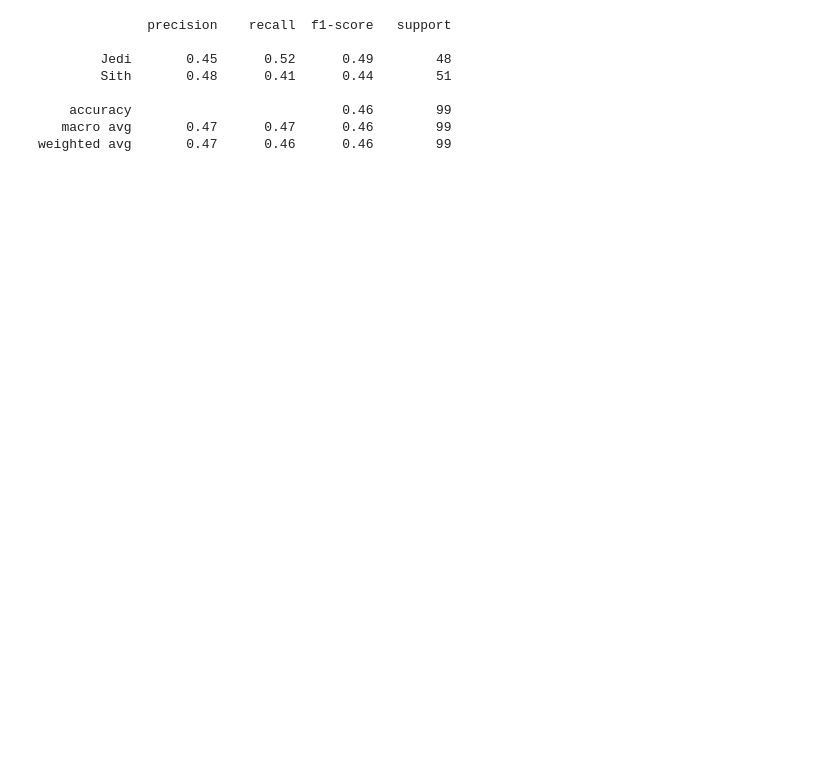
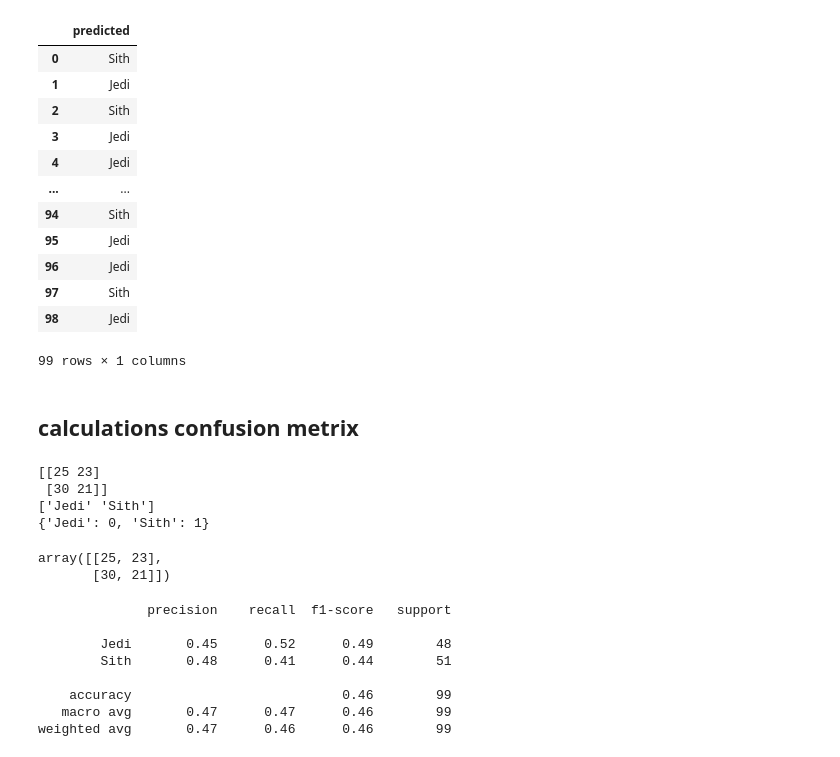
Before and after one commit to lockdoor/piscine_data_science, a Jupyter notebook: myvolume/module04/ex00/Confusion_Matrix.ipynb, the cells around one changed output. Drawn from its saved outputs; the diff is of its cells as text; code cells hidden in the pictures; blank space fills up the shorter version.

```diff
--- a/myvolume/module04/ex00/Confusion_Matrix.ipynb
+++ b/myvolume/module04/ex00/Confusion_Matrix.ipynb
@@ -9,5 +38,60 @@ predicted_df = pd.read_csv('myvolume/subject/data04/predictions.txt')
+# %%
+predicted_df.columns = ['predicted']
+predicted_df
+# %% [output]
+|  | predicted |
+| 0 | Sith |
+| 1 | Jedi |
+| 2 | Sith |
+| 3 | Jedi |
+| 4 | Jedi |
+| ... | ... |
+| 94 | Sith |
+| 95 | Jedi |
+| 96 | Jedi |
+| 97 | Sith |
+| 98 | Jedi |
+99 rows × 1 columns
+# %% [markdown]
+## calculations confusion metrix
+# %%
+import numpy as np
+
+def custom_confusion_matrix(actual, predicted):
+    # Step 1: Get all unique categories and sort for consistent order
+    categories = np.unique(np.concatenate((actual, predicted)))
+    n_classes = len(categories)
+
+    # Step 2: Create a mapping from class label to index
+    class_to_index = {label: idx for idx, label in enumerate(categories)}
+
+    # Step 3: Initialize a square matrix of zeros (n_classes x n_classes)
+    matrix = np.zeros((n_classes, n_classes), dtype=int)
+
+    # Step 4: Populate the matrix
+    for a, p in zip(actual, predicted):
+        true_idx = class_to_index[a] # Jedi = 0
+        pred_idx = class_to_index[p] # Jedi = 0
+        matrix[true_idx, pred_idx] += 1 # tn += 1 ([[tn, fp], [fn, tp]])
+
+    return matrix, categories, class_to_index
+cm, cat, cls = custom_confusion_matrix(actual_df['actual'], predicted_df['predicted'])
+print(cm)
+print(cat)
+print(cls)
+# %% [output]
+[[25 23]
+ [30 21]]
+['Jedi' 'Sith']
+{'Jedi': 0, 'Sith': 1}
 # %%
+# cm is a confusion matrix
+# tn, fp, fn, tp
 cm = metrics.confusion_matrix(actual_df, predicted_df)
+cm
+# %% [output]
+array([[25, 23],
+       [30, 21]])
 # %%
 print(metrics.classification_report(actual_df, predicted_df))
 # %% [output]
```
Also changed, not shown: parts of 3 cells of this notebook, 12 other files.
